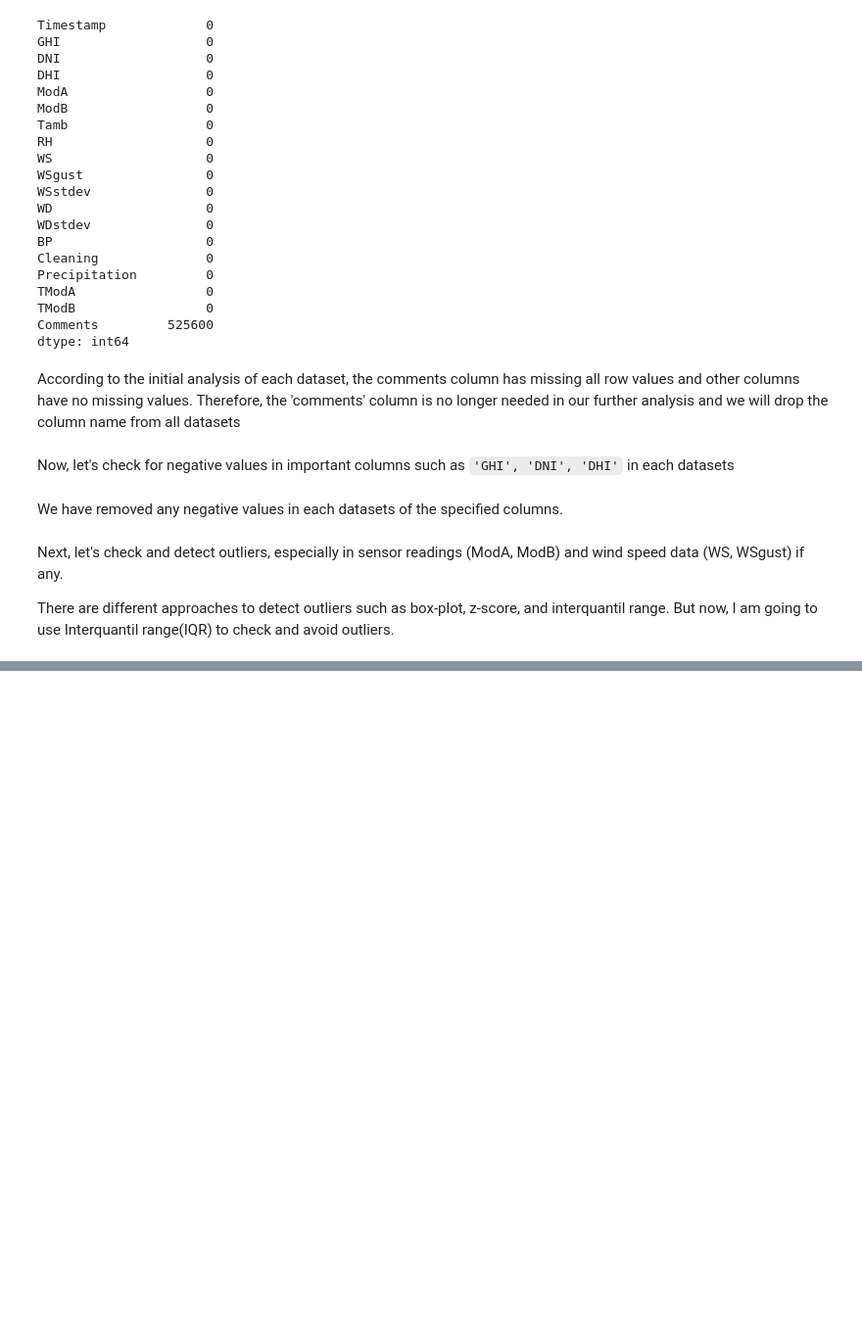
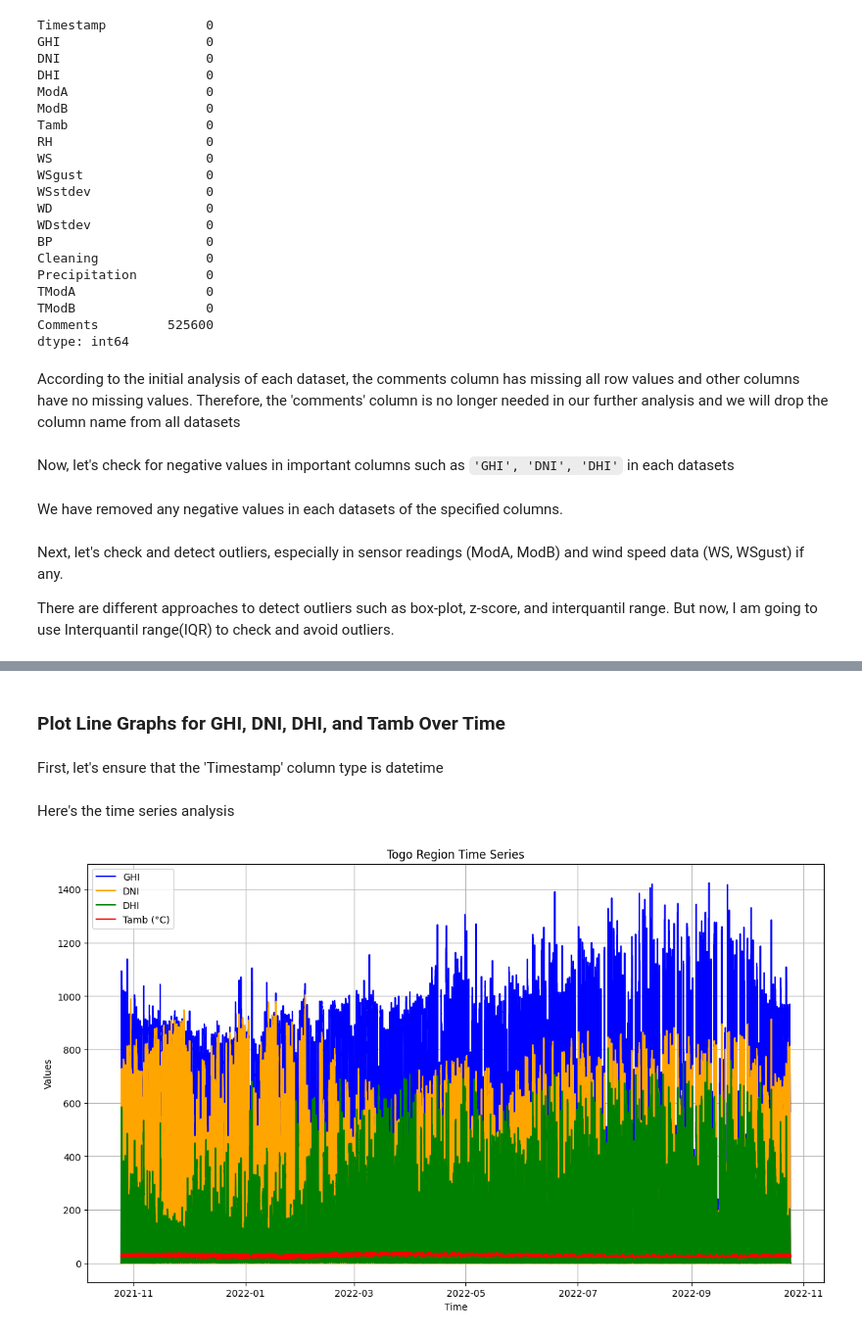
Before and after one commit to epythonlab/Kifiya-AIM-2, a Jupyter notebook: notebooks/week0.ipynb, the cells around one changed output, grey strips where cells are left out. Shown at 98% size. Cells and saved outputs as stored; diff of their text form; code cells hidden in the pictures; blank space fills up the shorter version.

```diff
--- a/notebooks/week0.ipynb
+++ b/notebooks/week0.ipynb
@@ -209,7 +209,7 @@ Next, let's check and detect outliers, especially in sensor readings (ModA, ModB
 There are different approaches to detect outliers such as box-plot, z-score, and interquantil range. But now, I am going to use Interquantil range(IQR) to check and avoid outliers.
 # %%
 # Define a function to identify outliers using IQR
-def find_outliers_iqr(df, columns):
+def find_outliers(df, columns):
     outliers_dict = {}
     for column in columns:
         Q1 = df[column].quantile(0.25)
@@ -220,12 +220,3 @@ def find_outliers_iqr(df, columns):
         outliers = df[(df[column] < lower_bound) | (df[column] > upper_bound)]
         outliers_dict[column] = outliers
     return outliers_dict
-
-# Check for outliers in ModA, ModB, WS, and WSgust using IQR
-for df, name in zip([togo_df, seralio_df, benin_df], ['Togo', 'Sierra Leone', 'Benin']):
-    outliers_iqr = find_outliers_iqr(df, ['ModA', 'ModB', 'WS', 'WSgust'])
-
-    print(f"Outliers in {name} dataset:")
-    for column, df_outliers in outliers_iqr.items():
-        print(f"  {column}:")
-        print(df_outliers)
@@ -265,0 +223,17 @@ benin_df
+# %%
+# List of dataset names and dataframes
+datasets = {
+    'Togo': togo_df,
+    'Sierra Leone': seralio_df,
+    'Benin': benin_df
+}
+
+# Check for outliers
+for name, df in datasets.items():
+    print(f"Outliers in {name} dataset:")
+    outliers_iqr = find_outliers(df, ['ModA', 'ModB', 'WS', 'WSgust'])
+    for column, outliers in outliers_iqr.items():
+        print(f"  {column}: {len(outliers)} outliers")
+        # Uncomment below to print the actual outliers
+        # print(outliers)
+    print()  # Print a blank line for better readability
@@ -265,0 +316,4 @@ benin_df
+# %% [markdown]
+### Plot Line Graphs for GHI, DNI, DHI, and Tamb Over Time
+# %% [markdown]
+First, let's ensure that the 'Timestamp' column type is datetime
@@ -265,0 +330,14 @@ benin_df
+# %% [markdown]
+Here's the time series analysis
+# %%
+import sys, os
+# Add the 'scripts' directory to the Python path
+sys.path.append(os.path.abspath(os.path.join('..', 'scripts')))
+# Importing the function from plot.py
+from plot import plot_time_series
+# Assuming togo_df, seralio_df, and benin_df are already loaded and cleaned
+
+# Plot time series for each cleaned dataset
+plot_time_series(togo_df,  'Togo Region Time Series')
+# %% [output]
+[figure, added]
```
Also changed, not shown: parts of 13 cells of this notebook, 3 other files.
